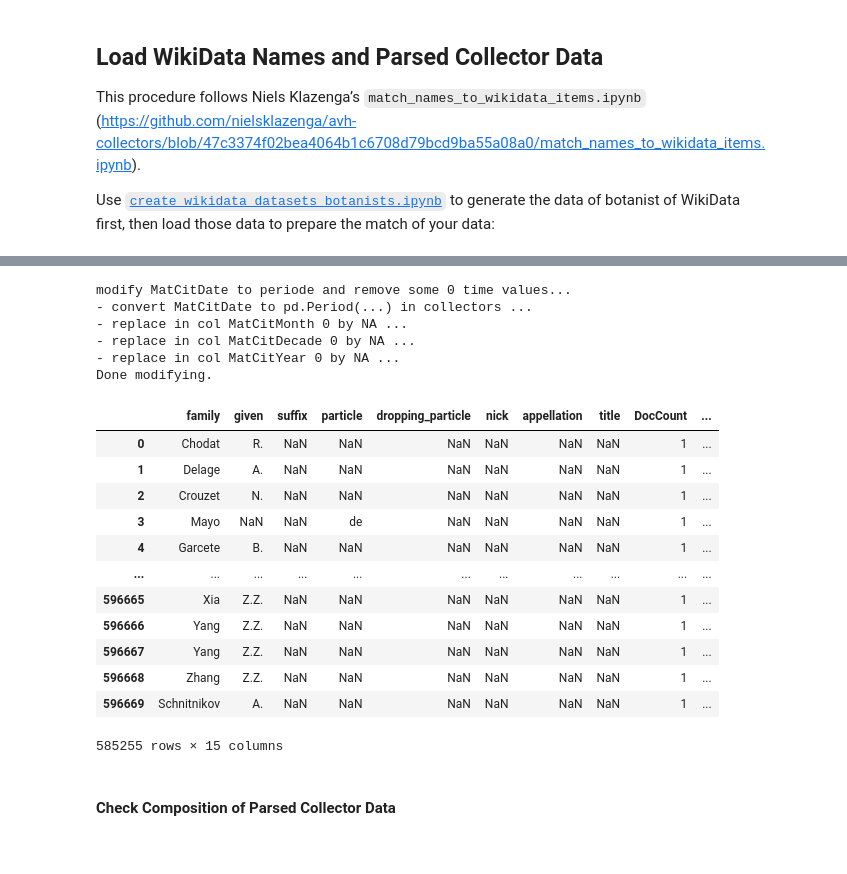
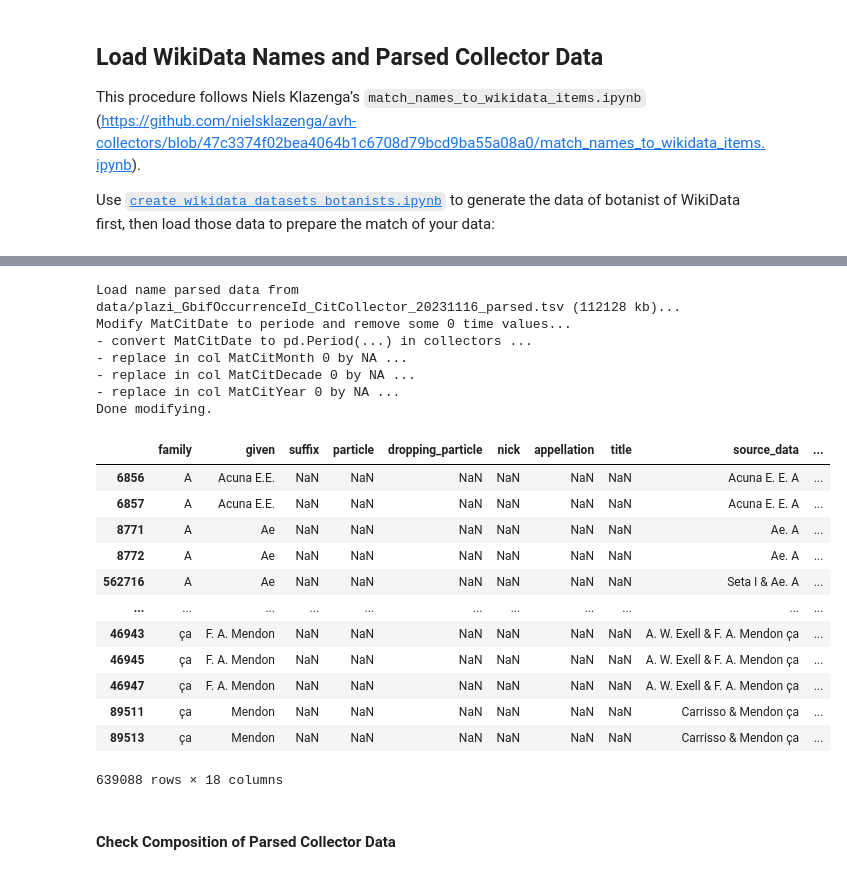
Before and after one commit to infinite-dao/collector-matching, a Jupyter notebook: create_and_match_plazi_collectors_dataset.ipynb, the cells around one changed output, grey strips where cells are left out. Drawn from its saved outputs; the diff is of its cells as text; code cells hidden in the pictures.

```diff
--- a/create_and_match_plazi_collectors_dataset.ipynb
+++ b/create_and_match_plazi_collectors_dataset.ipynb
@@ -149,6 +154,9 @@ Write source data and also set some global script variables
 # %%
 import os
 import time
+import pandas as pd
+import time
+import pprint
 
 if not os.path.exists('data'):
     print("Make data directory for saving …")
@@ -156,7 +164,7 @@ if not os.path.exists('data'):
 
 # Set some global varialbes
 # this_timestamp_for_data=time.strftime('%Y%m%d') # 20230719
-this_timestamp_for_data=20230719
+this_timestamp_for_data=20231116
 
 this_name_source_file=\
   os.path.join("data", ("plazi_GbifOccurrenceId_CitCollector_%s.tsv" % this_timestamp_for_data))
@@ -283,48 +309,56 @@ wd_matchtest_fullnames
 # %%
 # atomized names parsed already by ruby gem package: dwcagent
 
+print("Load name parsed data from {file_name} ({file_size} kb)...".format(
+    file_name=this_name_source_file_parsed,
+    file_size=os.path.getsize(this_name_source_file_parsed) >> 10 # 10000 >> 10 = bitshift operator, to get kilo bytes (10-bits=>1024)
+))
+
 collectors = pd.read_csv(this_name_source_file_parsed, sep="\t", low_memory=False)
+collectors.dropna(subset=['family'], inplace=True) # remove where family was NA, e.g. from originally «??» aso.
+collectors.sort_values(by=['family', 'given'], inplace=True)
 
 def convert_to_time_periode(x, freq='ms'):
     try:
         return pd.Period(x, freq=freq)
     except:
         # TODO check and curate date string values
         return pd.NaT
 
-print("modify MatCitDate to periode and remove some 0 time values...")
+print("Modify MatCitDate to periode and remove some 0 time values...")
 
 for col in ['MatCitDate']:
     print("- convert", col, "to pd.Period(...) in collectors ...")
     collectors[col] = collectors[col].apply(lambda x: convert_to_time_periode(x, freq='ms'))
 
 for col in ['MatCitMonth', 'MatCitDecade', 'MatCitYear']:
     print("- replace in col", col,"0 by NA ...")
     collectors[col] = collectors[col].replace(0, pd.NA)
 print("Done modifying.")
 
 collectors.dropna(subset=['family'], inplace=True) # remove where family was NA, e.g. from originally «??» aso.
 collectors
 # %% [output]
-modify MatCitDate to periode and remove some 0 time values...
+Load name parsed data from data/plazi_GbifOccurrenceId_CitCollector_20231116_parsed.tsv (112128 kb)...
+Modify MatCitDate to periode and remove some 0 time values...
 - convert MatCitDate to pd.Period(...) in collectors ...
 - replace in col MatCitMonth 0 by NA ...
 - replace in col MatCitDecade 0 by NA ...
 - replace in col MatCitYear 0 by NA ...
 Done modifying.
-|  | family | given | suffix | particle | dropping_particle | nick | appellation | title | DocCount | ... |
-| 0 | Chodat | R. | NaN | NaN | NaN | NaN | NaN | NaN | 1 | ... |
-| 1 | Delage | A. | NaN | NaN | NaN | NaN | NaN | NaN | 1 | ... |
-| 2 | Crouzet | N. | NaN | NaN | NaN | NaN | NaN | NaN | 1 | ... |
-| 3 | Mayo | NaN | NaN | de | NaN | NaN | NaN | NaN | 1 | ... |
-| 4 | Garcete | B. | NaN | NaN | NaN | NaN | NaN | NaN | 1 | ... |
+|  | family | given | suffix | particle | dropping_particle | nick | appellation | title | source_data | ... |
+| 6856 | A | Acuna E.E. | NaN | NaN | NaN | NaN | NaN | NaN | Acuna E. E. A | ... |
+| 6857 | A | Acuna E.E. | NaN | NaN | NaN | NaN | NaN | NaN | Acuna E. E. A | ... |
+| 8771 | A | Ae | NaN | NaN | NaN | NaN | NaN | NaN | Ae. A | ... |
+| 8772 | A | Ae | NaN | NaN | NaN | NaN | NaN | NaN | Ae. A | ... |
+| 562716 | A | Ae | NaN | NaN | NaN | NaN | NaN | NaN | Seta I & Ae. A | ... |
 | ... | ... | ... | ... | ... | ... | ... | ... | ... | ... | ... |
-| 596665 | Xia | Z.Z. | NaN | NaN | NaN | NaN | NaN | NaN | 1 | ... |
-| 596666 | Yang | Z.Z. | NaN | NaN | NaN | NaN | NaN | NaN | 1 | ... |
-| 596667 | Yang | Z.Z. | NaN | NaN | NaN | NaN | NaN | NaN | 1 | ... |
-| 596668 | Zhang | Z.Z. | NaN | NaN | NaN | NaN | NaN | NaN | 1 | ... |
-| 596669 | Schnitnikov | А. | NaN | NaN | NaN | NaN | NaN | NaN | 1 | ... |
+| 46943 | ҫa | F. A. Mendon | NaN | NaN | NaN | NaN | NaN | NaN | A. W. Exell & F. A. Mendon ҫa | ... |
+| 46945 | ҫa | F. A. Mendon | NaN | NaN | NaN | NaN | NaN | NaN | A. W. Exell & F. A. Mendon ҫa | ... |
+| 46947 | ҫa | F. A. Mendon | NaN | NaN | NaN | NaN | NaN | NaN | A. W. Exell & F. A. Mendon ҫa | ... |
+| 89511 | ҫa | Mendon | NaN | NaN | NaN | NaN | NaN | NaN | Carrisso & Mendon ҫa | ... |
+| 89513 | ҫa | Mendon | NaN | NaN | NaN | NaN | NaN | NaN | Carrisso & Mendon ҫa | ... |
-585255 rows × 15 columns
+639088 rows × 18 columns
 # %% [markdown]
 #### Check Composition of Parsed Collector Data
 # %%
```
Also changed, not shown: parts of 49 cells of this notebook, 23 other files.
